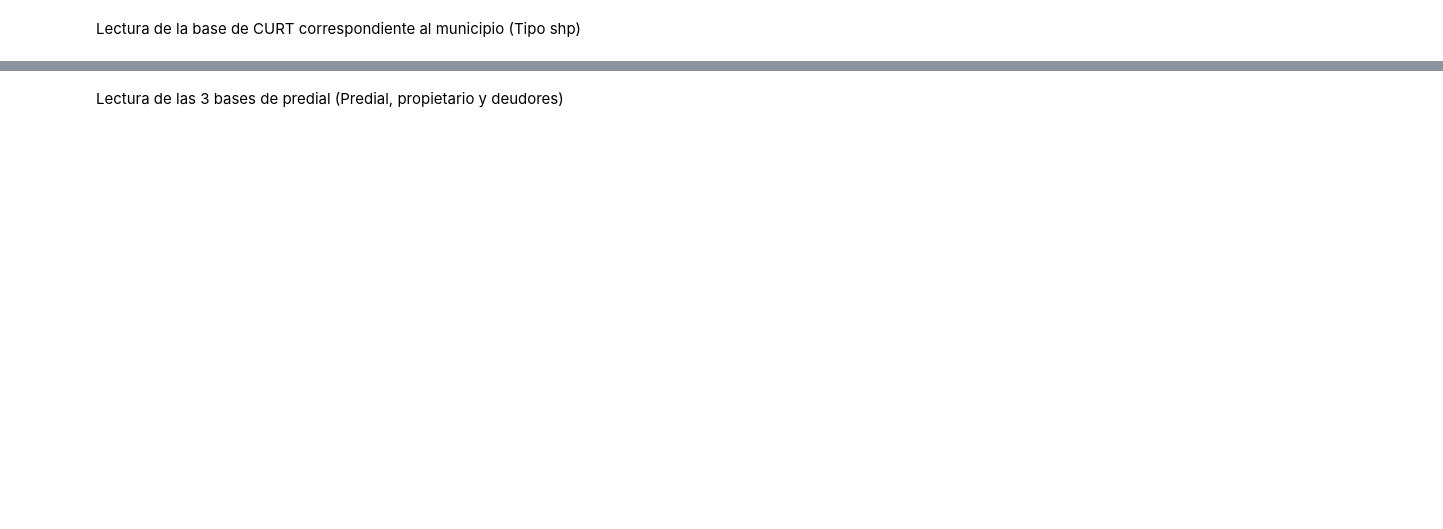
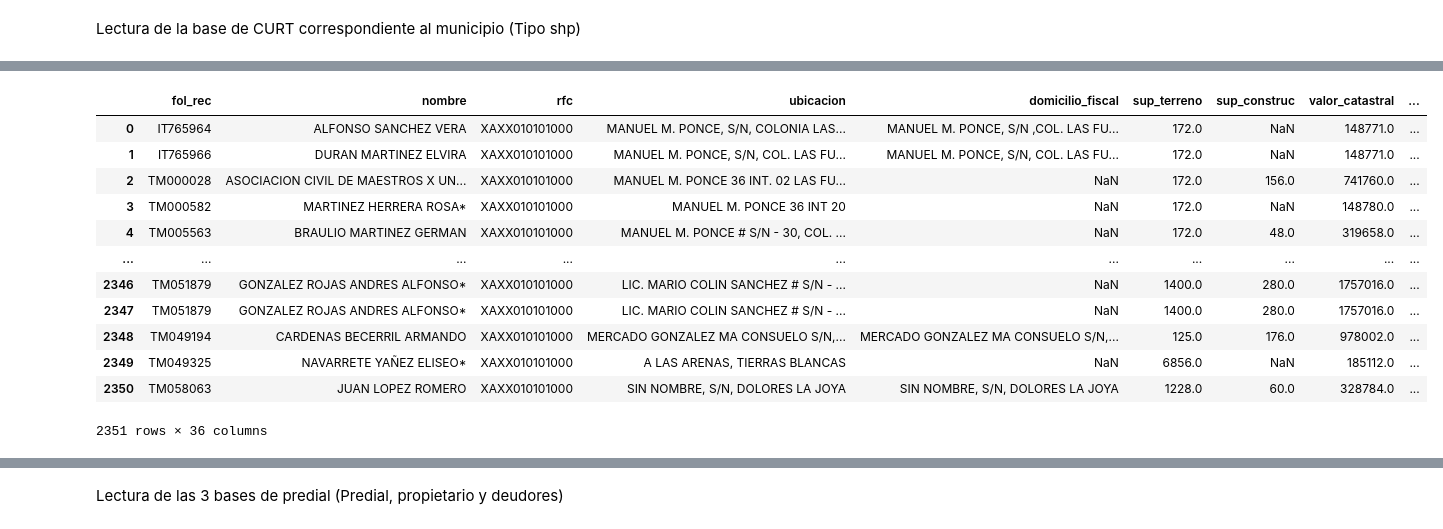
Before and after one commit to DiosLara/Newst_codes, a Jupyter notebook: preparacion_datos/copia_crucesxpredial.ipynb, the cells around one changed output, grey strips where cells are left out. Drawn from its saved outputs; the diff is of its cells as text; code cells hidden in the pictures; blank space fills up the shorter version.

```diff
--- a/preparacion_datos/copia_crucesxpredial.ipynb
+++ b/preparacion_datos/copia_crucesxpredial.ipynb
@@ -127,4 +268,5 @@ base_predial
 #Se crean la CC a nivel manzana y a nivel predio de la base predial
 base_predial['CLAVE_MANZ']=base_predial.CLAVECATASTRAL.astype(str).str[0:8]+"00"
 base_predial['CLAVE_PREDIO']=base_predial.CLAVECATASTRAL.astype(str).str[0:10]
-base_predial
+base_predial['CLAVE_CATASTRAL']=base_predial.CLAVECATASTRAL.astype(str).str[0:10]
+base_predial.tail(3)
@@ -144,0 +356,3 @@ delete_empty(base_predial)
+# %%
+base_predial=base_predial[base_predial['EJERCICIO_FISCAL']== "2022"]
+base_predial.shape
@@ -145,5 +361,5 @@ delete_empty(base_predial)
 # %%
-base_predial=base_predial[base_predial['Periodo de Recaudación_Corriente_Ejercicio Fiscal'] == 2022]
+base_predial=base_predial[base_predial['periodo_anual'] == '2022']
 base_predial
 # %%
 base_predial=base_predial[base_predial['EJERCICIO FISCAL'] == 2022]
@@ -172,3 +378,24 @@ cruce_cat
+# %%
+cruce_cat=pd.merge(base_predial[['fol_rec', 'nombre', 'rfc', 'ubicacion', 'domicilio_fiscal',
+       'sup_terreno', 'sup_construc', 'valor_catastral', 'periodo',
+       'periodo_anual', 'fec_pago', 'importe', 'recargos', 'multas',
+       'descuento', 'fol_fisc_uuid', 'facturado', 'EJERCICIO_FISCAL',
+       'CLAVE_MANZ', 'CLAVE_PREDIO', 'CLAVE_CATASTRAL']],CURT_mun, left_on="CLAVE_PREDIO", right_on="CLAVE_CATASTRAL", how='inner')
+cruce_cat
+# %% [output]
+|  | fol_rec | nombre | rfc | ubicacion | domicilio_fiscal | sup_terreno | sup_construc | valor_catastral | ... |
+| 0 | IT765964 | ALFONSO SANCHEZ VERA | XAXX010101000 | MANUEL M. PONCE, S/N, COLONIA LAS... | MANUEL M. PONCE, S/N ,COL. LAS FU... | 172.0 | NaN | 148771.0 | ... |
+| 1 | IT765966 | DURAN MARTINEZ ELVIRA | XAXX010101000 | MANUEL M. PONCE, S/N, COL. LAS FU... | MANUEL M. PONCE, S/N, COL. LAS FU... | 172.0 | NaN | 148771.0 | ... |
+| 2 | TM000028 | ASOCIACION CIVIL DE MAESTROS X UN... | XAXX010101000 | MANUEL M. PONCE 36 INT. 02 LAS FU... | NaN | 172.0 | 156.0 | 741760.0 | ... |
+| 3 | TM000582 | MARTINEZ HERRERA ROSA* | XAXX010101000 | MANUEL M. PONCE 36 INT 20 | NaN | 172.0 | NaN | 148780.0 | ... |
+| 4 | TM005563 | BRAULIO MARTINEZ GERMAN | XAXX010101000 | MANUEL M. PONCE # S/N - 30, COL. ... | NaN | 172.0 | 48.0 | 319658.0 | ... |
+| ... | ... | ... | ... | ... | ... | ... | ... | ... | ... |
+| 2346 | TM051879 | GONZALEZ ROJAS ANDRES ALFONSO* | XAXX010101000 | LIC. MARIO COLIN SANCHEZ # S/N - ... | NaN | 1400.0 | 280.0 | 1757016.0 | ... |
+| 2347 | TM051879 | GONZALEZ ROJAS ANDRES ALFONSO* | XAXX010101000 | LIC. MARIO COLIN SANCHEZ # S/N - ... | NaN | 1400.0 | 280.0 | 1757016.0 | ... |
+| 2348 | TM049194 | CARDENAS BECERRIL ARMANDO | XAXX010101000 | MERCADO GONZALEZ MA CONSUELO S/N,... | MERCADO GONZALEZ MA CONSUELO S/N,... | 125.0 | 176.0 | 978002.0 | ... |
+| 2349 | TM049325 | NAVARRETE YAÑEZ ELISEO* | XAXX010101000 | A LAS ARENAS, TIERRAS BLANCAS | NaN | 6856.0 | NaN | 185112.0 | ... |
+| 2350 | TM058063 | JUAN LOPEZ ROMERO | XAXX010101000 | SIN NOMBRE, S/N, DOLORES LA JOYA | SIN NOMBRE, S/N, DOLORES LA JOYA | 1228.0 | 60.0 | 328784.0 | ... |
+2351 rows × 36 columns
 # %%
 base_predial_n = base_predial.loc[~base_predial['CLAVE_PREDIO'].isin(cruce_cat['CLAVE_PREDIO'])]
 base_predial_n
```
Also changed, not shown: parts of 71 cells of this notebook.
